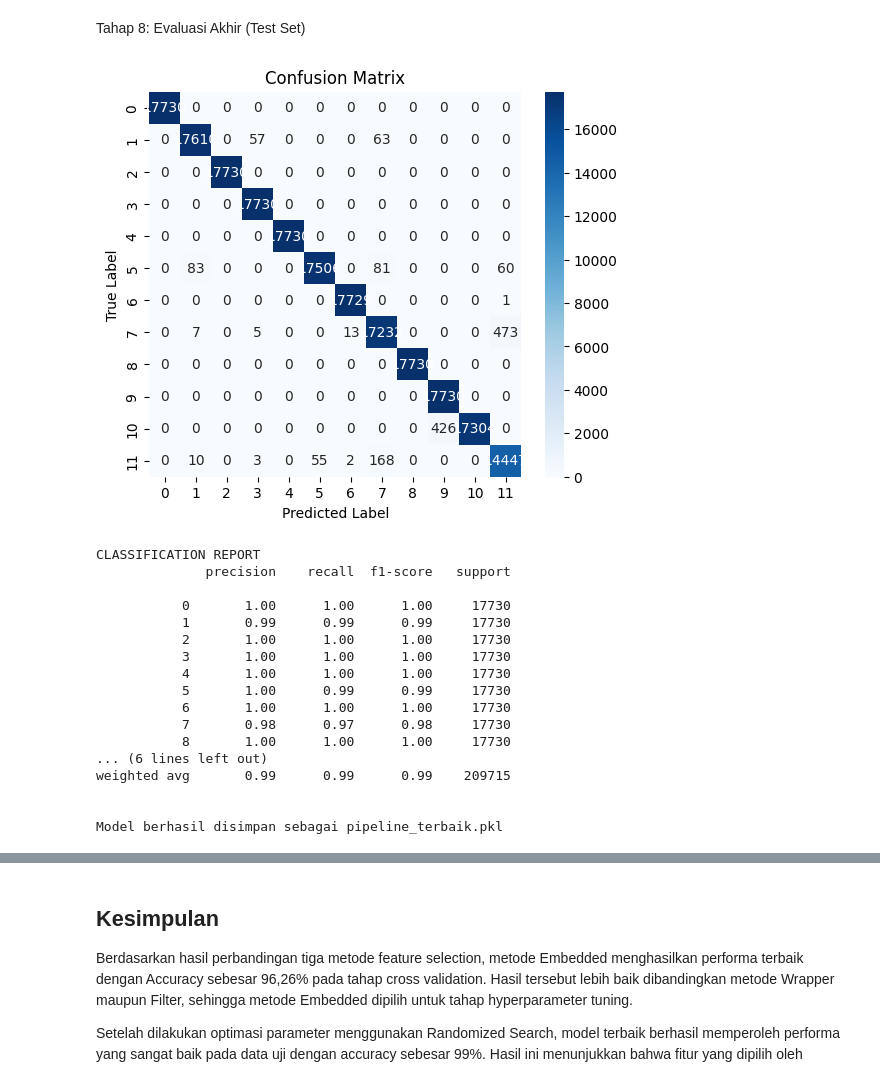
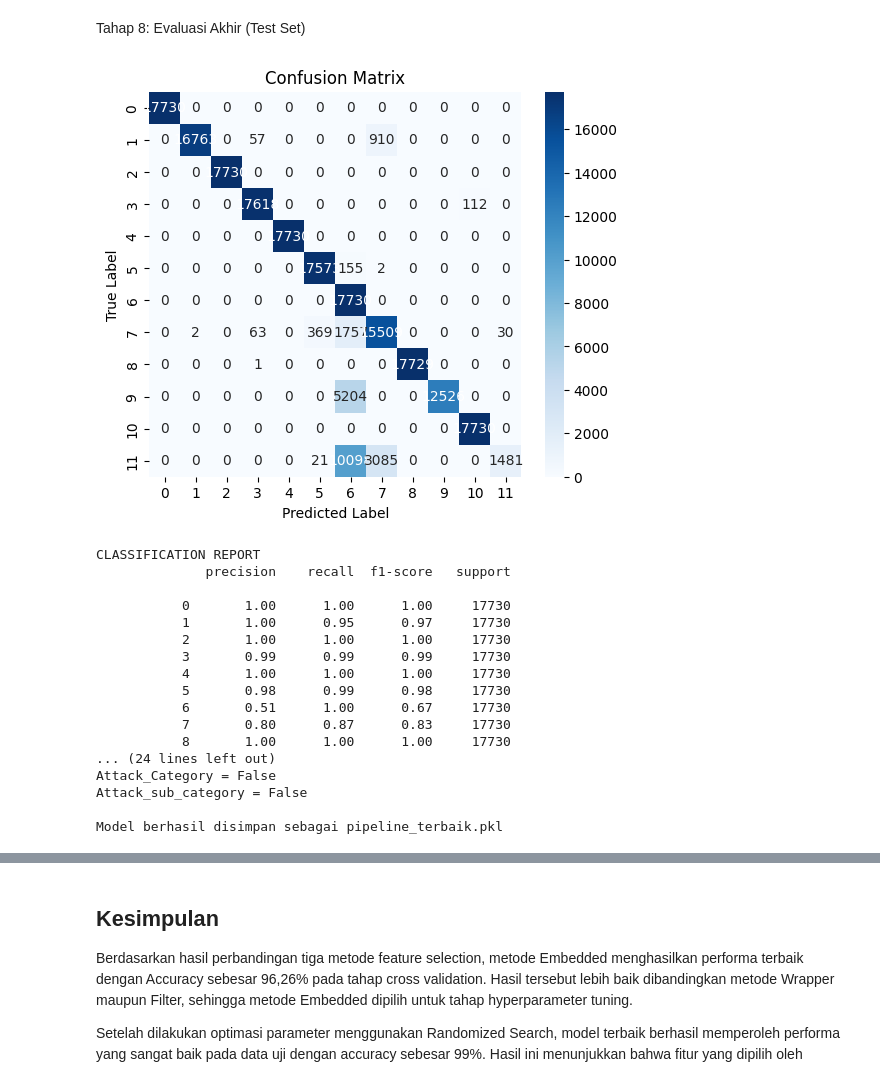
Before and after one commit to kenbill23/iot-feature-selection-project, a Jupyter notebook: eksplorasi_kelompoKnabilla_fadilla_revi.ipynb, the cells around one changed output, grey strips where cells are left out. Saved outputs shown, nothing was run; the diff lists cells and outputs as text; code cells hidden in the pictures.

Commit message:
Fix data leakage dan update deployment

```diff
--- a/eksplorasi_kelompoKnabilla_fadilla_revi.ipynb
+++ b/eksplorasi_kelompoKnabilla_fadilla_revi.ipynb
@@ -566,48 +566,71 @@ import matplotlib.pyplot as plt
 import seaborn as sns
 import joblib
 
 # Gunakan model terbaik hasil tuning
 best_model = random_search.best_estimator_
 
 # Prediksi data test
 y_pred = best_model.predict(X_test)
 
 # Confusion Matrix
 cm = confusion_matrix(y_test, y_pred)
 
 plt.figure(figsize=(6,5))
 sns.heatmap(cm, annot=True, fmt='d', cmap='Blues')
 
 plt.title('Confusion Matrix')
 plt.xlabel('Predicted Label')
 plt.ylabel('True Label')
 
 plt.show()
 
 # Classification Report
 print("\nCLASSIFICATION REPORT")
 print(classification_report(y_test, y_pred))
 
+# ============================
+# CEK FITUR MODEL
+# ============================
+
+print("\nJumlah fitur model:")
+print(len(best_model.feature_names_in_))
+
+print("\n10 fitur terakhir:")
+print(best_model.feature_names_in_[-10:])
+
+print("\nCek data leakage:")
+print("Label =", "Label" in best_model.feature_names_in_)
+print("Attack_Category =", "Attack_Category" in best_model.feature_names_in_)
+print("Attack_sub_category =", "Attack_sub_category" in best_model.feature_names_in_)
+
 # Simpan model terbaik
 joblib.dump(best_model, 'pipeline_terbaik.pkl')
 
+# Load ulang model yang baru disimpan
+model = joblib.load('pipeline_terbaik.pkl')
+
+print("\n=== HASIL CEK FILE PKL ===")
+print("Label =", "Label" in model.feature_names_in_)
+print("Attack_Category =", "Attack_Category" in model.feature_names_in_)
+print("Attack_sub_category =", "Attack_sub_category" in model.feature_names_in_)
+
 print("\nModel berhasil disimpan sebagai pipeline_terbaik.pkl")
 # %% [output]
-[figure, old version]
+[figure, new version]
 CLASSIFICATION REPORT
               precision    recall  f1-score   support
 
            0       1.00      1.00      1.00     17730
-           1       0.99      0.99      0.99     17730
+           1       1.00      0.95      0.97     17730
            2       1.00      1.00      1.00     17730
-           3       1.00      1.00      1.00     17730
+           3       0.99      0.99      0.99     17730
            4       1.00      1.00      1.00     17730
-           5       1.00      0.99      0.99     17730
-           6       1.00      1.00      1.00     17730
-           7       0.98      0.97      0.98     17730
+           5       0.98      0.99      0.98     17730
+           6       0.51      1.00      0.67     17730
+           7       0.80      0.87      0.83     17730
            8       1.00      1.00      1.00     17730
-... (6 lines left out)
-weighted avg       0.99      0.99      0.99    209715
-
+... (24 lines left out)
+Attack_Category = False
+Attack_sub_category = False
 
 Model berhasil disimpan sebagai pipeline_terbaik.pkl
```
Also changed, not shown: parts of 9 cells of this notebook.
